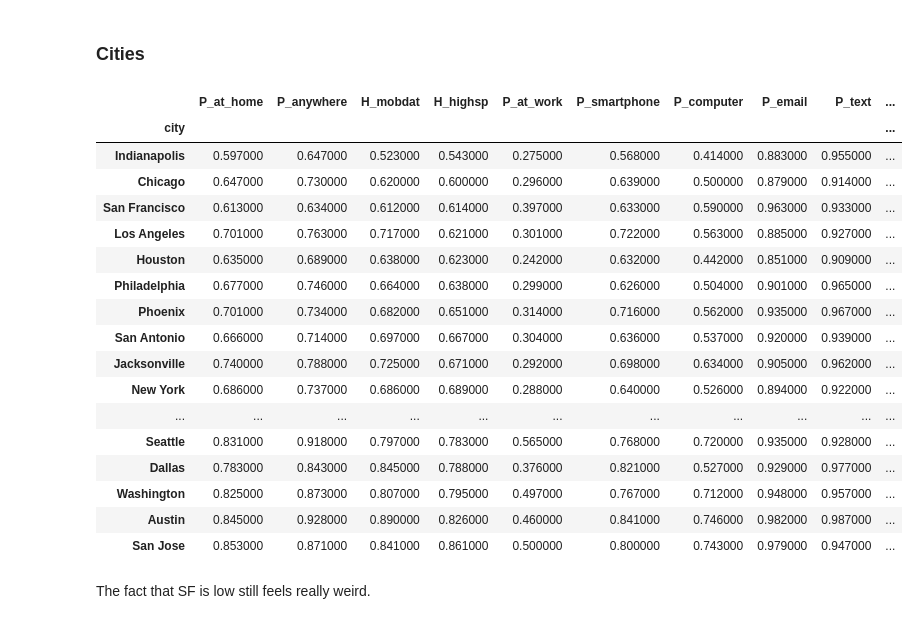
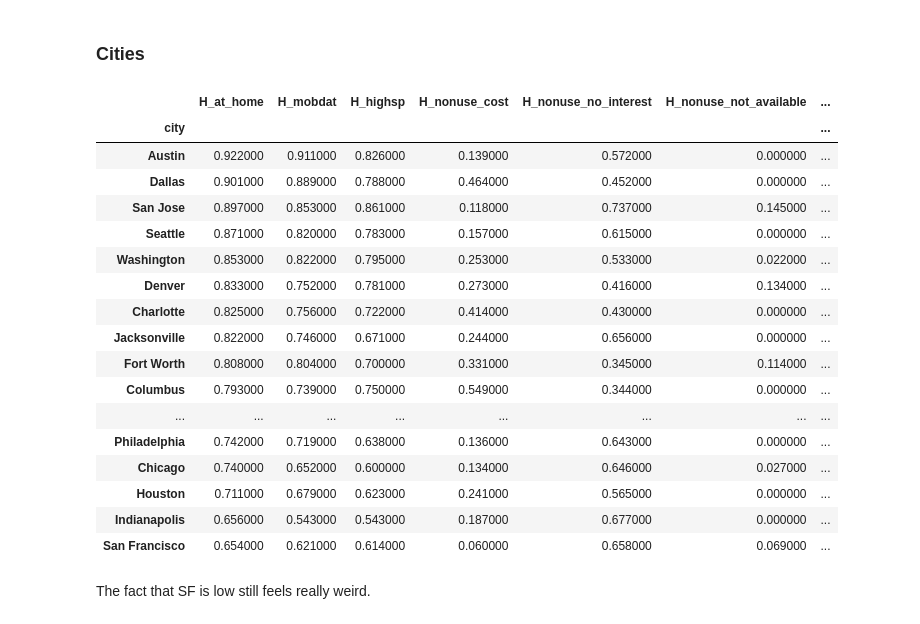
Before and after one commit to JamesSaxon/neighborhood_broadband, a Jupyter notebook: cps.ipynb, the cells around one changed output. Cells and saved outputs as stored; diff of their text form; code cells hidden in the pictures.

```diff
--- a/cps.ipynb
+++ b/cps.ipynb
@@ -214,30 +273,36 @@ Internet in home.
 # %%
 def weighted_mean(G, w): return G._get_numeric_data().multiply(G[w],  axis=0).sum()/G[w].sum()
 
-def access(df, grouper):
+def access(df, grouper, HH = True, person = True):
 
-    hwss_vars =  df.query("isHouseholder").groupby(grouper).apply(weighted_mean, w = "hwhhwgt")\
-                   [["H_mobdat", "H_highsp"]]
+    out_data = []
 
-    hwss_vars_use =  df.query("isHouseholder & (H_at_home == False)")\
-                       .groupby(grouper).apply(weighted_mean, w = "hwhhwgt")\
-                       [["H_nonuse_cost", "H_nonuse_no_interest", "H_nonuse_not_available"]]
+    if HH:
 
-    pwss_vars =  df.query("isPerson").groupby(grouper).apply(weighted_mean, w = "pwsswgt")\
-                   [["P_at_home", "P_at_work", "P_anywhere", "P_smartphone", "P_computer"]]
+        hwss_vars =  df.query("isHouseholder").groupby(grouper).apply(weighted_mean, w = "hwhhwgt")\
+                       [["H_at_home", "H_mobdat", "H_highsp"]]
 
-    pwpr_vars =  df.query("isRespondent").groupby(grouper).apply(weighted_mean, w = "pwprmwgt")\
-                   [["P_email", "P_text", "P_social", "P_video", "P_services"]]
+        hwss_vars_use =  df.query("isHouseholder & (H_at_home == False)")\
+                           .groupby(grouper).apply(weighted_mean, w = "hwhhwgt")\
+                           [["H_nonuse_cost", "H_nonuse_no_interest", "H_nonuse_not_available"]]
 
-    complete = pd.concat([pwss_vars, pwpr_vars, hwss_vars, hwss_vars_use], axis = 1).round(3)
+        out_data.extend([hwss_vars, hwss_vars_use])
 
-    complete = complete[["P_at_home", "P_anywhere", "H_mobdat", "H_highsp", "P_at_work",
-                         "P_smartphone", "P_computer",
-                         "P_email", "P_text", "P_social", "P_video", "P_services",
-                         "H_nonuse_cost", "H_nonuse_no_interest", "H_nonuse_not_available"]]
+    if person:
 
-    complete.sort_values(by = "P_at_home", inplace = True)
+        counts = df.query("isPerson").groupby(grouper).agg({"pwsswgt" : ["sum", "count"]})
+        counts.columns = ["cps_population", "N"]
+
+        pwss_vars =  df.query("isPerson").groupby(grouper).apply(weighted_mean, w = "pwsswgt")\
+                       [["P_at_home", "P_at_work", "P_anywhere", "P_smartphone", "P_computer"]]
+
+        pwpr_vars =  df.query("isRespondent").groupby(grouper).apply(weighted_mean, w = "pwprmwgt")\
+                       [["P_email", "P_text", "P_social", "P_video", "P_services"]]
+
+        out_data.extend([counts, pwss_vars, pwpr_vars])
+
+    complete = pd.concat(out_data, axis = 1).round(3)
 
     complete.index = complete.index.str.replace("_", " ").str.title()
 
-    return complete
+    return complete.round(3)
@@ -267,26 +400,28 @@ access(cps, "state").style.background_gradient(cmap = "viridis")
 # %% [markdown]
 ### Cities
 # %%
-access(cps_city, "city").sort_values("H_highsp").style.background_gradient(cmap = "viridis", axis = 0)
+city_access = access(cps_city, "city")
+city_access.sort_values("H_at_home", ascending = False, inplace = True)
+city_access.style.background_gradient(cmap = "viridis", axis = 0)
 # %% [output]
-|  | P_at_home | P_anywhere | H_mobdat | H_highsp | P_at_work | P_smartphone | P_computer | P_email | P_text | ... |
-| city |  |  |  |  |  |  |  |  |  | ... |
-| Indianapolis | 0.597000 | 0.647000 | 0.523000 | 0.543000 | 0.275000 | 0.568000 | 0.414000 | 0.883000 | 0.955000 | ... |
-| Chicago | 0.647000 | 0.730000 | 0.620000 | 0.600000 | 0.296000 | 0.639000 | 0.500000 | 0.879000 | 0.914000 | ... |
-| San Francisco | 0.613000 | 0.634000 | 0.612000 | 0.614000 | 0.397000 | 0.633000 | 0.590000 | 0.963000 | 0.933000 | ... |
-| Los Angeles | 0.701000 | 0.763000 | 0.717000 | 0.621000 | 0.301000 | 0.722000 | 0.563000 | 0.885000 | 0.927000 | ... |
-| Houston | 0.635000 | 0.689000 | 0.638000 | 0.623000 | 0.242000 | 0.632000 | 0.442000 | 0.851000 | 0.909000 | ... |
-| Philadelphia | 0.677000 | 0.746000 | 0.664000 | 0.638000 | 0.299000 | 0.626000 | 0.504000 | 0.901000 | 0.965000 | ... |
-| Phoenix | 0.701000 | 0.734000 | 0.682000 | 0.651000 | 0.314000 | 0.716000 | 0.562000 | 0.935000 | 0.967000 | ... |
-| San Antonio | 0.666000 | 0.714000 | 0.697000 | 0.667000 | 0.304000 | 0.636000 | 0.537000 | 0.920000 | 0.939000 | ... |
-| Jacksonville | 0.740000 | 0.788000 | 0.725000 | 0.671000 | 0.292000 | 0.698000 | 0.634000 | 0.905000 | 0.962000 | ... |
-| New York | 0.686000 | 0.737000 | 0.686000 | 0.689000 | 0.288000 | 0.640000 | 0.526000 | 0.894000 | 0.922000 | ... |
-| ... | ... | ... | ... | ... | ... | ... | ... | ... | ... | ... |
-| Seattle | 0.831000 | 0.918000 | 0.797000 | 0.783000 | 0.565000 | 0.768000 | 0.720000 | 0.935000 | 0.928000 | ... |
-| Dallas | 0.783000 | 0.843000 | 0.845000 | 0.788000 | 0.376000 | 0.821000 | 0.527000 | 0.929000 | 0.977000 | ... |
-| Washington | 0.825000 | 0.873000 | 0.807000 | 0.795000 | 0.497000 | 0.767000 | 0.712000 | 0.948000 | 0.957000 | ... |
-| Austin | 0.845000 | 0.928000 | 0.890000 | 0.826000 | 0.460000 | 0.841000 | 0.746000 | 0.982000 | 0.987000 | ... |
-| San Jose | 0.853000 | 0.871000 | 0.841000 | 0.861000 | 0.500000 | 0.800000 | 0.743000 | 0.979000 | 0.947000 | ... |
+|  | H_at_home | H_mobdat | H_highsp | H_nonuse_cost | H_nonuse_no_interest | H_nonuse_not_available | ... |
+| city |  |  |  |  |  |  | ... |
+| Austin | 0.922000 | 0.911000 | 0.826000 | 0.139000 | 0.572000 | 0.000000 | ... |
+| Dallas | 0.901000 | 0.889000 | 0.788000 | 0.464000 | 0.452000 | 0.000000 | ... |
+| San Jose | 0.897000 | 0.853000 | 0.861000 | 0.118000 | 0.737000 | 0.145000 | ... |
+| Seattle | 0.871000 | 0.820000 | 0.783000 | 0.157000 | 0.615000 | 0.000000 | ... |
+| Washington | 0.853000 | 0.822000 | 0.795000 | 0.253000 | 0.533000 | 0.022000 | ... |
+| Denver | 0.833000 | 0.752000 | 0.781000 | 0.273000 | 0.416000 | 0.134000 | ... |
+| Charlotte | 0.825000 | 0.756000 | 0.722000 | 0.414000 | 0.430000 | 0.000000 | ... |
+| Jacksonville | 0.822000 | 0.746000 | 0.671000 | 0.244000 | 0.656000 | 0.000000 | ... |
+| Fort Worth | 0.808000 | 0.804000 | 0.700000 | 0.331000 | 0.345000 | 0.114000 | ... |
+| Columbus | 0.793000 | 0.739000 | 0.750000 | 0.549000 | 0.344000 | 0.000000 | ... |
+| ... | ... | ... | ... | ... | ... | ... | ... |
+| Philadelphia | 0.742000 | 0.719000 | 0.638000 | 0.136000 | 0.643000 | 0.000000 | ... |
+| Chicago | 0.740000 | 0.652000 | 0.600000 | 0.134000 | 0.646000 | 0.027000 | ... |
+| Houston | 0.711000 | 0.679000 | 0.623000 | 0.241000 | 0.565000 | 0.000000 | ... |
+| Indianapolis | 0.656000 | 0.543000 | 0.543000 | 0.187000 | 0.677000 | 0.000000 | ... |
+| San Francisco | 0.654000 | 0.621000 | 0.614000 | 0.060000 | 0.658000 | 0.069000 | ... |
 # %% [markdown]
 The fact that SF is low still feels really weird.
 # %%
```
Also changed, not shown: parts of 41 cells of this notebook, 1 other file.
